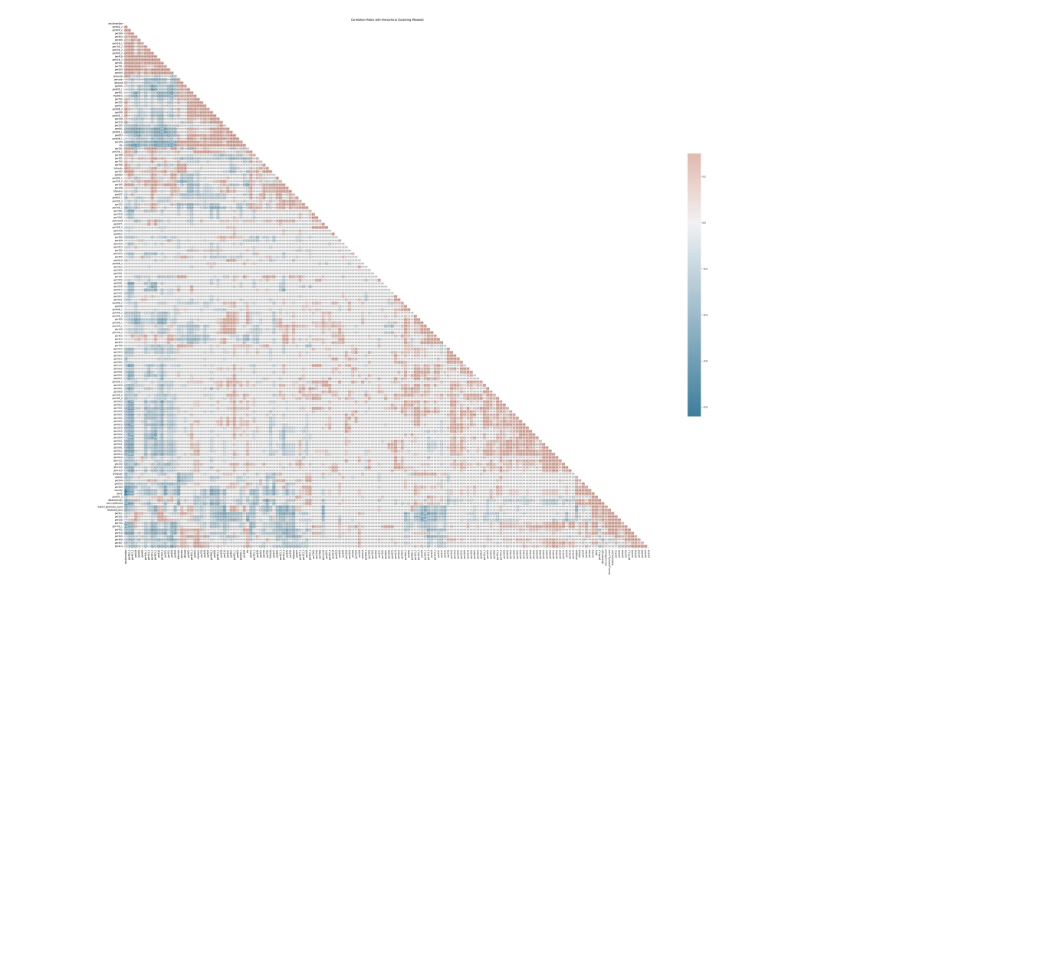
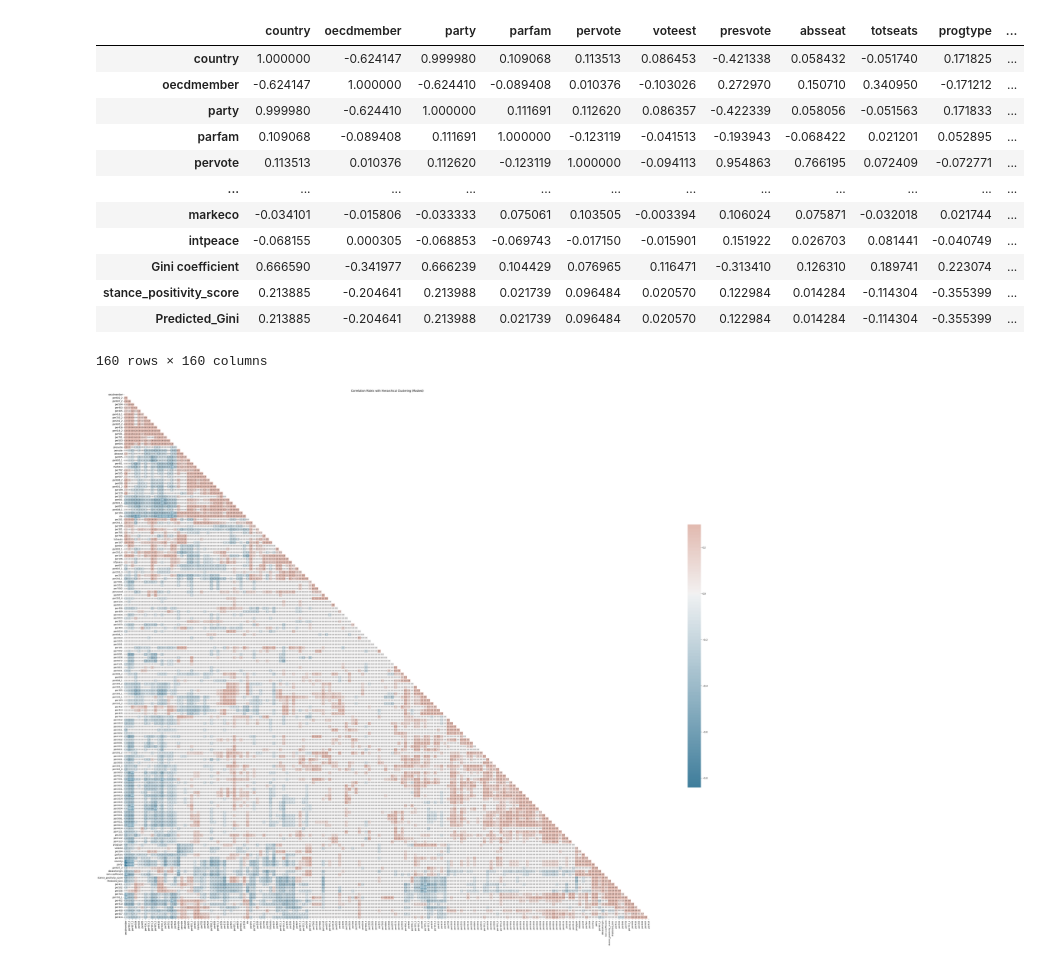
Before and after one commit to sebastian-graeff/MaifestoGroup, a Jupyter notebook: linear regression.ipynb, the cells around one changed output. Drawn from its saved outputs; the diff is of its cells as text; code cells hidden in the pictures; blank space fills up the shorter version.

```diff
--- a/linear regression.ipynb
+++ b/linear regression.ipynb
@@ -73,9 +73,25 @@ Notes:
 # %%
 import matplotlib.pyplot as plt
 # Which columns to drop?
 col_todrop = ['Unnamed: 0.1', 'Unnamed: 0', 'eumember', 'date', 'coderid', 'manual', 'coderyear', 'testresult', 'testeditsim', 'planeco', 'welfare', 'total']
 correlations = data.drop(columns=col_todrop, inplace=True)
 correlations = data.select_dtypes(include="number").corr()
+
+display(correlations)
+# %% [output]
+|  | country | oecdmember | party | parfam | pervote | voteest | presvote | absseat | totseats | progtype | ... |
+| country | 1.000000 | -0.624147 | 0.999980 | 0.109068 | 0.113513 | 0.086453 | -0.421338 | 0.058432 | -0.051740 | 0.171825 | ... |
+| oecdmember | -0.624147 | 1.000000 | -0.624410 | -0.089408 | 0.010376 | -0.103026 | 0.272970 | 0.150710 | 0.340950 | -0.171212 | ... |
+| party | 0.999980 | -0.624410 | 1.000000 | 0.111691 | 0.112620 | 0.086357 | -0.422339 | 0.058056 | -0.051563 | 0.171833 | ... |
+| parfam | 0.109068 | -0.089408 | 0.111691 | 1.000000 | -0.123119 | -0.041513 | -0.193943 | -0.068422 | 0.021201 | 0.052895 | ... |
+| pervote | 0.113513 | 0.010376 | 0.112620 | -0.123119 | 1.000000 | -0.094113 | 0.954863 | 0.766195 | 0.072409 | -0.072771 | ... |
+| ... | ... | ... | ... | ... | ... | ... | ... | ... | ... | ... | ... |
+| markeco | -0.034101 | -0.015806 | -0.033333 | 0.075061 | 0.103505 | -0.003394 | 0.106024 | 0.075871 | -0.032018 | 0.021744 | ... |
+| intpeace | -0.068155 | 0.000305 | -0.068853 | -0.069743 | -0.017150 | -0.015901 | 0.151922 | 0.026703 | 0.081441 | -0.040749 | ... |
+| Gini coefficient | 0.666590 | -0.341977 | 0.666239 | 0.104429 | 0.076965 | 0.116471 | -0.313410 | 0.126310 | 0.189741 | 0.223074 | ... |
+| stance_positivity_score | 0.213885 | -0.204641 | 0.213988 | 0.021739 | 0.096484 | 0.020570 | 0.122984 | 0.014284 | -0.114304 | -0.355399 | ... |
+| Predicted_Gini | 0.213885 | -0.204641 | 0.213988 | 0.021739 | 0.096484 | 0.020570 | 0.122984 | 0.014284 | -0.114304 | -0.355399 | ... |
+160 rows × 160 columns
 # %%
 import seaborn as sns
 import matplotlib.pyplot as plt
```
Also changed, not shown: parts of 2 cells of this notebook.
